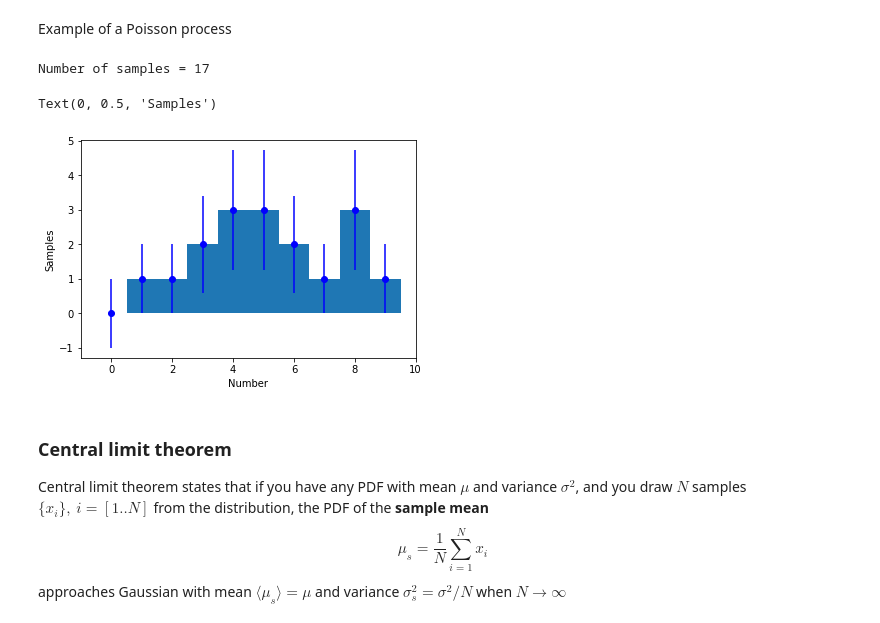
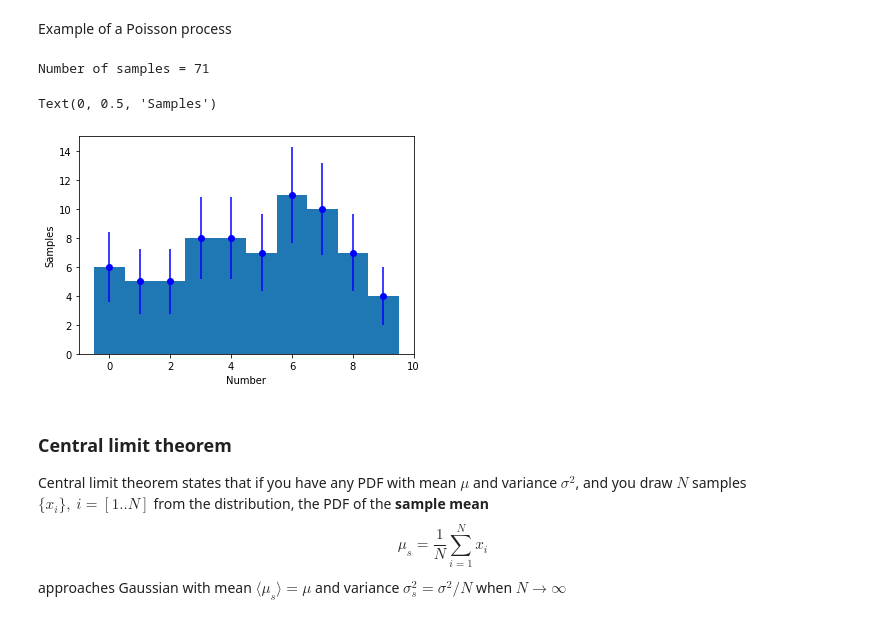
Before and after one commit to ds-connectors/Physics-88-Sp21, a Jupyter notebook: Week07/Lecture06.ipynb, the cells around one changed output. Drawn from its saved outputs; the diff is of its cells as text; code cells hidden in the pictures.

```diff
--- a/Week07/Lecture06.ipynb
+++ b/Week07/Lecture06.ipynb
@@ -72,35 +72,35 @@ Standard deviation =  24.5
 # %% [markdown]
 Example of a Poisson process
 # %%
-x1,x2 = np.loadtxt('sample.dat',unpack=True)
-x = np.concatenate((x1,x2))
-x = x1.copy()
+x = np.loadtxt('sample_merged.dat',unpack=True)
+#x = np.concatenate((x1,x2))
+#x = x1.copy()
 
 N = len(x)
 print('Number of samples =',N)
 bins = np.arange(-0.5,10.5,1)
 n, b, p = plt.hist(x, bins)
 expected = 0.1*N*np.ones(len(n))
 # loop over all entries in the histogram, compute chi^2 assuming
 # Poisson errors for each bin
 
 en = np.zeros(len(n))
 for i in range(0,10):
     value = n[i]
     error = np.sqrt(value)
     if value == 0:
         error = 1
     en[i] = error
 
 # plot the distribition with error bars
 x = np.arange(0,10)
 plt.errorbar(x, n, xerr=0, yerr=en, fmt='bo')
 plt.xlabel('Number')
 plt.ylabel('Samples')
 # %% [output]
-Number of samples = 17
+Number of samples = 71
 Text(0, 0.5, 'Samples')
-[figure, old version]
+[figure, new version]
 # %% [markdown]
 ### Central limit theorem
 
```
Also changed, not shown: parts of 7 cells of this notebook, 5 other files.
